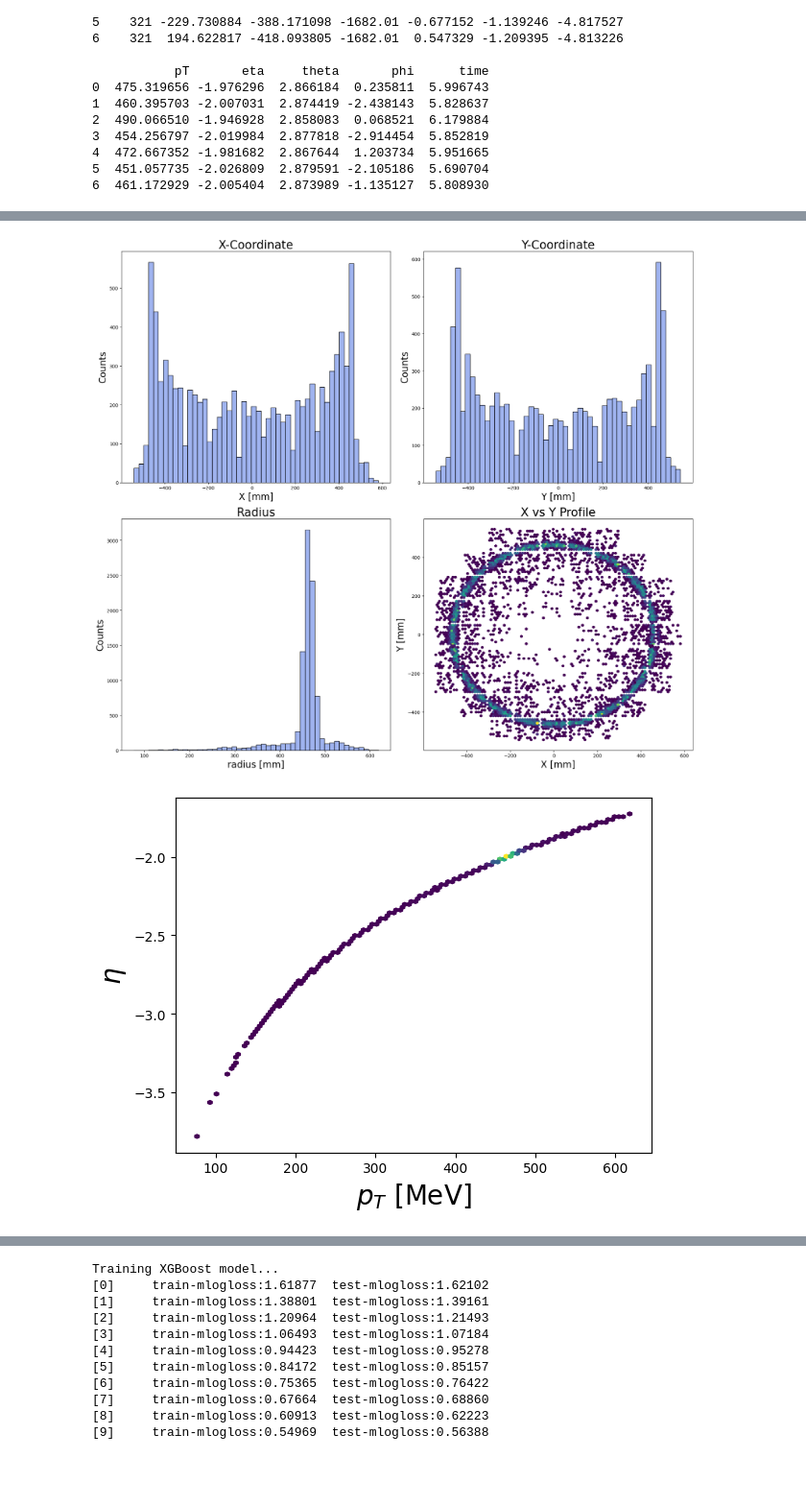
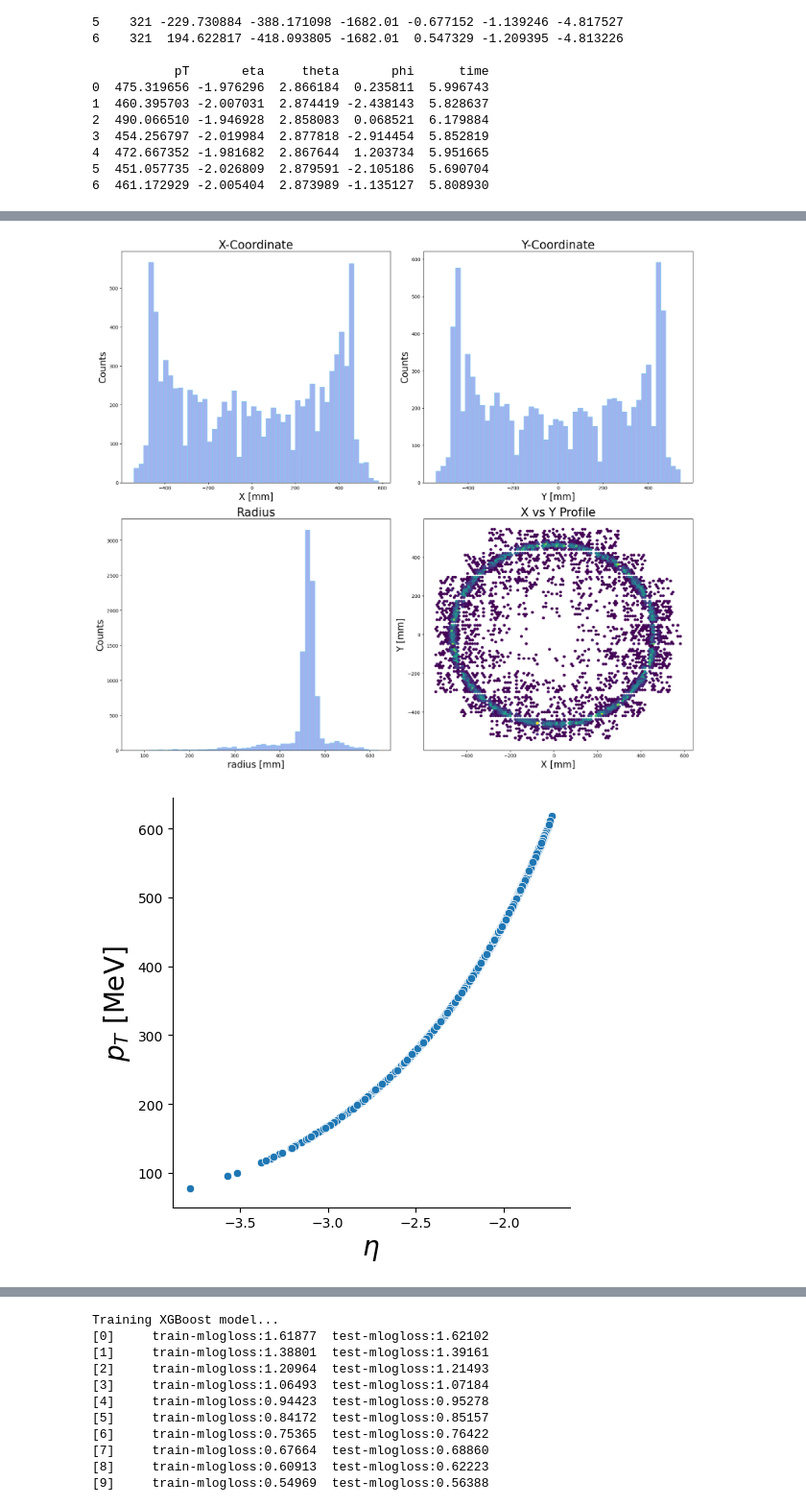
Before and after one commit to CFNSai/ml4patternrec, a Jupyter notebook: ringsdetAI.ipynb, the cells around one changed output, grey strips where cells are left out. Shown at 96% size. Cells and saved outputs as stored; diff of their text form; code cells hidden in the pictures; blank space fills up the shorter version.

```diff
--- a/ringsdetAI.ipynb
+++ b/ringsdetAI.ipynb
@@ -113,21 +116,21 @@ y1=tree_df["posY"]
 radius1=np.sqrt(x1*x1+y1*y1)
 fig1,axes1=plt.subplots(nrows=2,ncols=2,figsize=(18,16),constrained_layout=True)
 sns.histplot(tree_df['posX'],bins=50,color='royalblue',
-    edgecolor='black',linewidth=1.0,alpha=0.5,ax=axes1[0,0])
+    edgecolor='skyblue',linewidth=1.0,alpha=0.5,ax=axes1[0,0])
 #axes1[0,0].hist(tree_df['posX'],bins=50,alpha=0.5)
 axes1[0,0].set_xlabel("X [mm]",fontsize=20)
 axes1[0,0].set_ylabel("Counts",fontsize=20)
 axes1[0,0].set_title("X-Coordinate",fontsize=25)
 
 sns.histplot(tree_df['posY'],bins=50,kde=False,color='royalblue',
-    edgecolor='black',linewidth=1.0,alpha=0.5,ax=axes1[0,1])
+    edgecolor='skyblue',linewidth=1.0,alpha=0.5,ax=axes1[0,1])
 #axes1[0,1].hist(tree_df['posY'],bins=50,alpha=0.5)
 axes1[0,1].set_xlabel("Y [mm]",fontsize=20)
 axes1[0,1].set_ylabel("Counts",fontsize=20)
 axes1[0,1].set_title("Y-Coordinate",fontsize=25)
 
 sns.histplot(radius1,bins=50,kde=False,color='royalblue',
-    edgecolor='black',linewidth=1.0,alpha=0.5,ax=axes1[1,0])
+    edgecolor='skyblue',linewidth=1.0,alpha=0.5,ax=axes1[1,0])
 #axes1[1,0].hist(radius1,bins=50,alpha=0.5)
 axes1[1,0].set_xlabel("radius [mm]",fontsize=20)
 axes1[1,0].set_ylabel("Counts",fontsize=20)
@@ -140,14 +143,14 @@ axes1[1,1].set_title("X vs Y Profile",fontsize=25)
 
 plt.show()
 # %% [output]
-[figure, old version]
+[figure, new version]
 # %%
-plt.hexbin(tree_df['pT'],tree_df['eta'],gridsize=100,cmap='viridis',mincnt=1)
-plt.xlabel("$p_{T}$ [MeV]",fontsize=20)
-plt.ylabel("$\\eta$",fontsize=20)
+sns.relplot(data=tree_df,x='eta', y='pT')
+plt.ylabel("$p_{T}$ [MeV]",fontsize=20)
+plt.xlabel("$\\eta$",fontsize=20)
 plt.show()
 # %% [output]
-[figure, old version]
+[figure, new version]
 # %%
 train=hybrid_model.gbhm_train()
 # %% [output]
```
Also changed, not shown: parts of 6 cells of this notebook, 2 other files.
